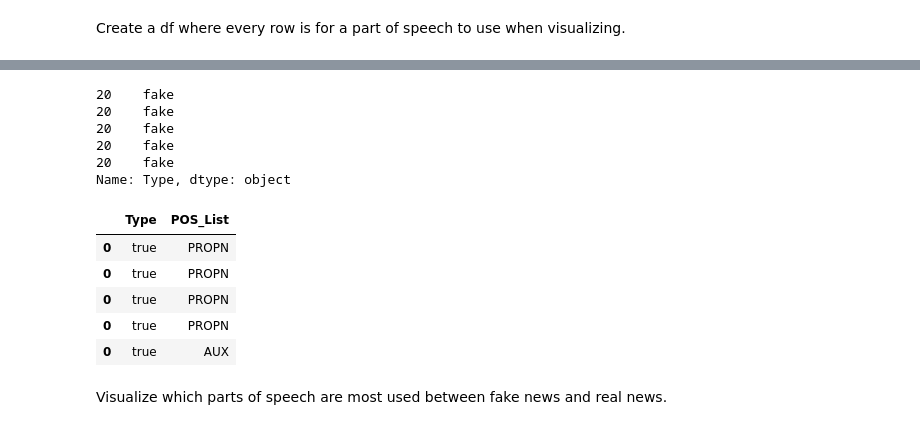
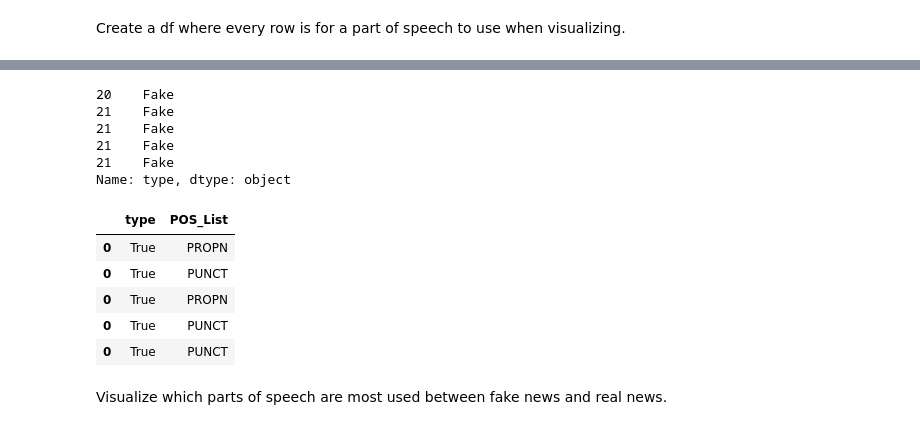
Before and after one commit to DataScienceAndEngineering/machine-learning-dse-i210-final-project-fake-news, a Jupyter notebook: notebooks/Esther_Spacy.ipynb, the cells around one changed output, grey strips where cells are left out. Drawn from its saved outputs; the diff is of its cells as text; code cells hidden in the pictures.

```diff
--- a/notebooks/Esther_Spacy.ipynb
+++ b/notebooks/Esther_Spacy.ipynb
@@ -126,5 +139,5 @@ We will use GPU to do these tasks and time them in order to compare them to our
 # %%
-sampled_df['Tokens'] = sampled_df['Content'].apply(lambda x: [token.text for token in nlp(x)])
+sampled_df['Tokens'] = sampled_df['text'].apply(lambda x: [token.text for token in nlp(x)])
 # %%
 sampled_df.head()
 # %% [output]
@@ -139,4 +152,4 @@ sampled_df.head()
 # %%
 # lemmatize the text (takes much longer to run than nltk)
-def lemmatize_df(df):
-    df['lemms'] = df['Content'].apply(lambda text: [token.lemma_ for token in nlp(text)])
+
+sampled_df['lemms'] = sampled_df['text'].apply(lambda text: [token.lemma_ for token in nlp(text)])
@@ -156,3 +167,5 @@ sampled_df.head()
 # %%
 # do pos tagging and convert it into a dictionary
-sampled_df['pos_tag_dict'] = sampled_df['Content'].apply(lambda text: {token.text: token.pos_ for token in nlp(text)})
+sampled_df['pos_tag_dict'] = sampled_df['text'].apply(lambda text: {token.text: token.pos_ for token in nlp(text)})
+
+sampled_df['pos_tag_dict'].head()
@@ -168,2 +179,5 @@ Name: pos_tag, dtype: object
 # %%
-sampled_df['POS_List'] = sampled_df['Content'].apply(lambda text: [token.pos_ for token in nlp(text)])
+# create a list of part of speech tags
+sampled_df['POS_List'] = sampled_df['text'].apply(lambda text: [token.pos_ for token in nlp(text)])
+
+sampled_df['POS_List'].head()
@@ -191,23 +203,23 @@ pos_df.head()
 # %%
-pos_fake_df = pos_df[pos_df['Type'] == 'fake']
-pos_fake_df['Type'].head()
+pos_fake_df = pos_df[pos_df['type'] == 'Fake']
+pos_fake_df['type'].head()
 # %% [output]
-20    fake
-20    fake
-20    fake
-20    fake
-20    fake
-Name: Type, dtype: object
+20    Fake
+21    Fake
+21    Fake
+21    Fake
+21    Fake
+Name: type, dtype: object
 # %%
-pos_true_df = pos_df[pos_df['Type'] == 'true']
-pos_true_df[['Type', 'POS_List']].head()
+pos_true_df = pos_df[pos_df['type'] == 'True']
+pos_true_df[['type', 'POS_List']].head()
 # %% [output]
-|  | Type | POS_List |
-| 0 | true | PROPN |
-| 0 | true | PROPN |
-| 0 | true | PROPN |
-| 0 | true | PROPN |
-| 0 | true | AUX |
+|  | type | POS_List |
+| 0 | True | PROPN |
+| 0 | True | PUNCT |
+| 0 | True | PROPN |
+| 0 | True | PUNCT |
+| 0 | True | PUNCT |
 # %% [markdown]
 Visualize which parts of speech are most used between fake news and real news.
 # %%
```
Also changed, not shown: parts of 47 cells of this notebook, 2 other files.
